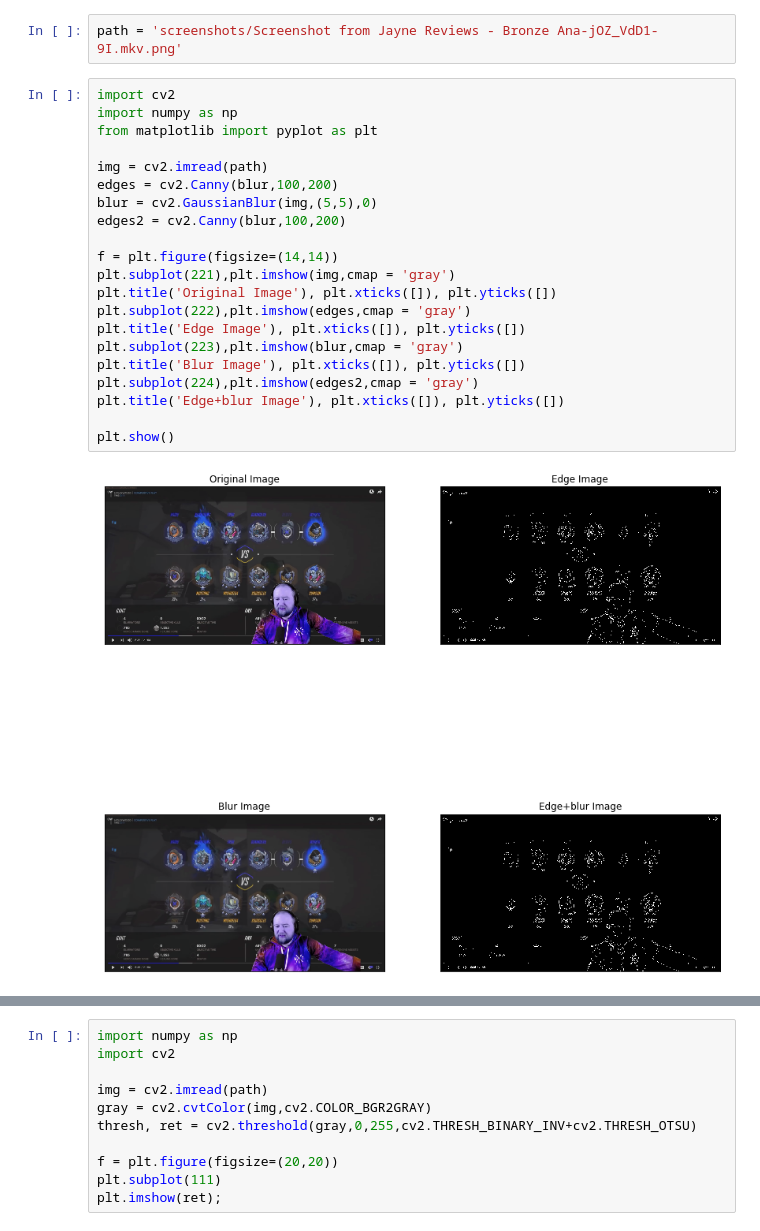
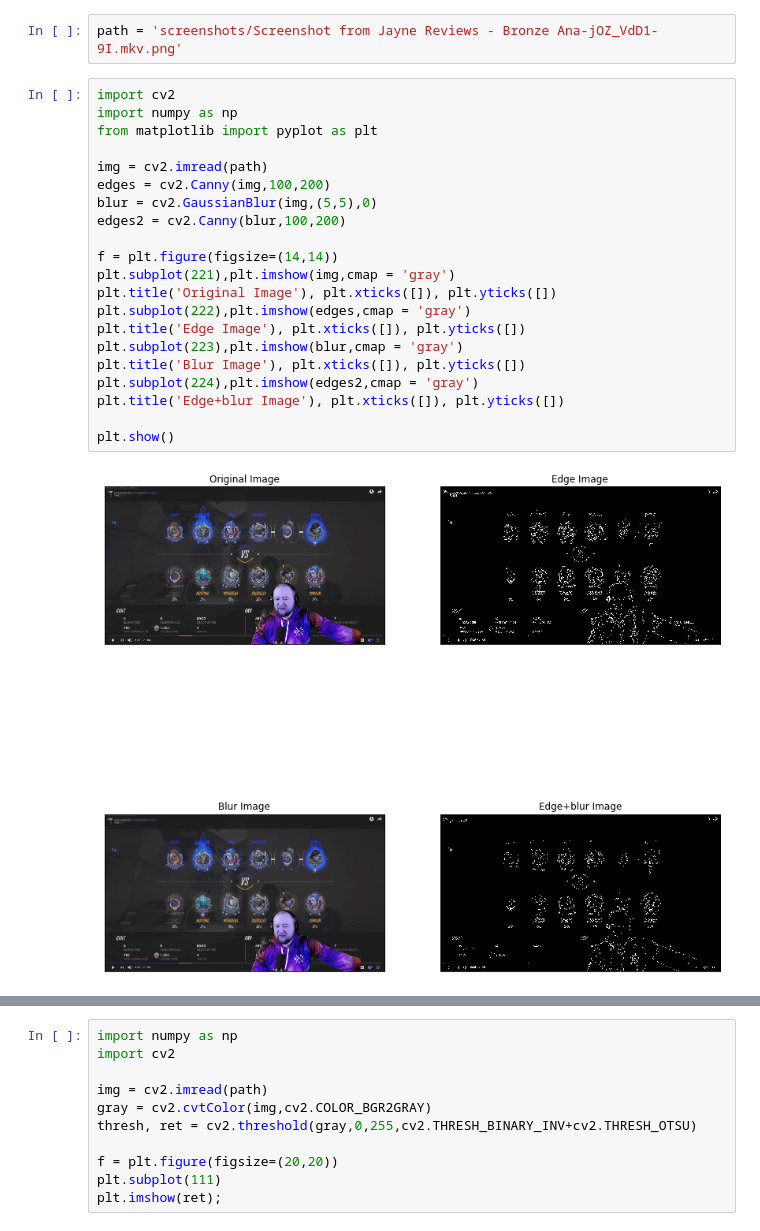
Before and after one commit to seppo0010/ow-recog, a Jupyter notebook: research.ipynb, the cells around one changed output, grey strips where cells are left out. Cells and saved outputs as stored; diff of their text form.

```diff
--- a/research.ipynb
+++ b/research.ipynb
@@ -5,26 +5,26 @@ path = 'screenshots/Screenshot from Jayne Reviews - Bronze Ana-jOZ_VdD1-9I.mkv.p
 # %%
 import cv2
 import numpy as np
 from matplotlib import pyplot as plt
 
 img = cv2.imread(path)
-edges = cv2.Canny(blur,100,200)
+edges = cv2.Canny(img,100,200)
 blur = cv2.GaussianBlur(img,(5,5),0)
 edges2 = cv2.Canny(blur,100,200)
 
 f = plt.figure(figsize=(14,14))
 plt.subplot(221),plt.imshow(img,cmap = 'gray')
 plt.title('Original Image'), plt.xticks([]), plt.yticks([])
 plt.subplot(222),plt.imshow(edges,cmap = 'gray')
 plt.title('Edge Image'), plt.xticks([]), plt.yticks([])
 plt.subplot(223),plt.imshow(blur,cmap = 'gray')
 plt.title('Blur Image'), plt.xticks([]), plt.yticks([])
 plt.subplot(224),plt.imshow(edges2,cmap = 'gray')
 plt.title('Edge+blur Image'), plt.xticks([]), plt.yticks([])
 
 plt.show()
 # %% [output]
-[figure, old version]
+[figure, new version]
 # %%
 kernel = cv2.getStructuringElement(cv2.MORPH_ELLIPSE, (3, 3))
 
```
Also changed, not shown: parts of 5 cells of this notebook, 1 other file.
